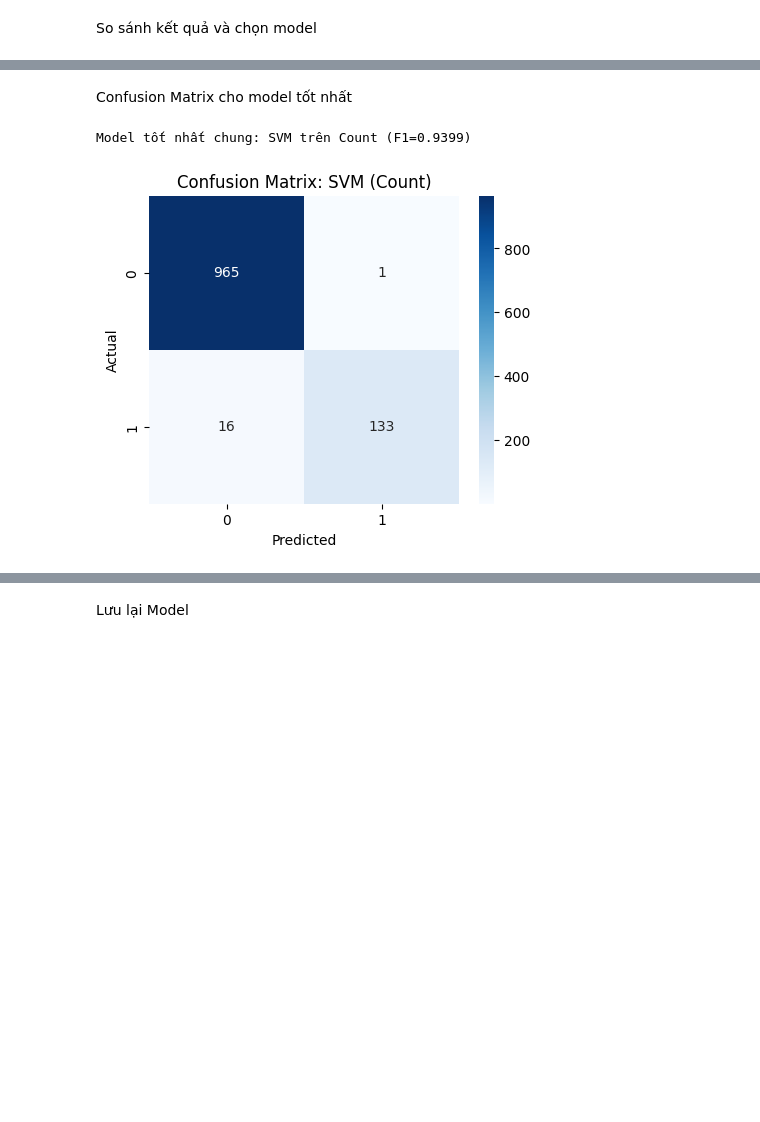
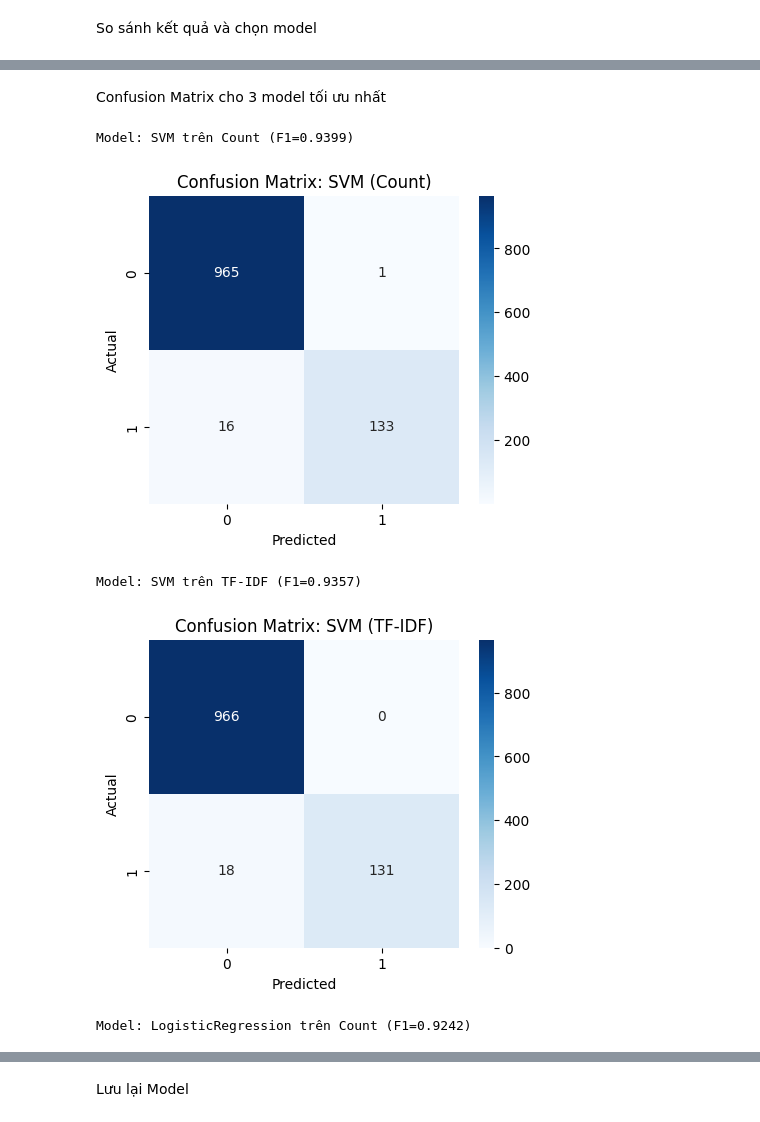
Before and after one commit to Cham0703/DU_AN_SPAM, a Jupyter notebook: main_email_detechtion.ipynb, the cells around one changed output, grey strips where cells are left out. Drawn from its saved outputs; the diff is of its cells as text; code cells hidden in the pictures; blank space fills up the shorter version.

```diff
--- a/main_email_detechtion.ipynb
+++ b/main_email_detechtion.ipynb
@@ -315,30 +315,47 @@ Top 5 mô hình trên TF-IDF theo F1-score:
 # %% [markdown]
-Confusion Matrix cho model tốt nhất
+Confusion Matrix cho 3 model tối ưu nhất
 # %%
-#lấy dữ liệu từ Count và TF-IDF
-best_row_all=df_results.sort_values('F1-score', ascending=False).iloc[0]
-feat = best_row_all['Feature']
-model_name=best_row_all['Model']
-print(f"Model tốt nhất chung: {model_name} trên {feat} (F1={best_row_all['F1-score']:.4f})")
+import matplotlib.pyplot as plt
+import seaborn as sns
+from sklearn.metrics import confusion_matrix
 
-best_model=models[model_name]
+# Lấy 3 mô hình tốt nhất dựa trên F1-score
+top_3_rows = df_results.sort_values('F1-score', ascending=False).iloc[:3]
 
-#lấy tập train/test
-if feat=='TF-IDF':
-    X_tr, X_te, y_tr, y_te = X_tfidf_train, X_tfidf_test, y_tfidf_train, y_tfidf_test
-else:
-    X_tr, X_te, y_tr, y_te = X_count_train, X_count_test, y_count_train, y_count_test
+# Lặp qua từng mô hình trong 3 mô hình tốt nhất
+for index, row in top_3_rows.iterrows():
+    feat = row['Feature']  # Loại đặc trưng: 'Count' hoặc 'TF-IDF'
+    model_name = row['Model']  # Tên mô hình
+    print(f"Model: {model_name} trên {feat} (F1={row['F1-score']:.4f})")
 
-best_model.fit(X_tr, y_tr)
-y_pred=best_model.predict(X_te)
+    # Lấy mô hình từ dictionary models
+    best_model = models[model_name]
 
-cm=confusion_matrix(y_te, y_pred)
-plt.figure(figsize=(5,4))
-sns.heatmap(cm, annot=True, fmt='d', cmap='Blues')
-plt.xlabel('Predicted')
-plt.ylabel('Actual')
-plt.title(f'Confusion Matrix: {model_name} ({feat})')
-plt.show()
+    # Lấy tập train/test tương ứng với loại đặc trưng
+    if feat == 'TF-IDF':
+        X_tr, X_te, y_tr, y_te = X_tfidf_train, X_tfidf_test, y_tfidf_train, y_tfidf_test
+    else:
+        X_tr, X_te, y_tr, y_te = X_count_train, X_count_test, y_count_train, y_count_test
+
+    # Huấn luyện mô hình trên tập huấn luyện
+    best_model.fit(X_tr, y_tr)
+
+    # Dự đoán trên tập kiểm tra
+    y_pred = best_model.predict(X_te)
+
+    # Tính ma trận nhầm lẫn
+    cm = confusion_matrix(y_te, y_pred)
+
+    # Vẽ ma trận nhầm lẫn
+    plt.figure(figsize=(5,4))
+    sns.heatmap(cm, annot=True, fmt='d', cmap='Blues')
+    plt.xlabel('Predicted')
+    plt.ylabel('Actual')
+    plt.title(f'Confusion Matrix: {model_name} ({feat})')
+    plt.show()
 # %% [output]
-Model tốt nhất chung: SVM trên Count (F1=0.9399)
+Model: SVM trên Count (F1=0.9399)
 [figure]
+Model: SVM trên TF-IDF (F1=0.9357)
+[figure, added]
+Model: LogisticRegression trên Count (F1=0.9242)
```
Also changed, not shown: parts of 4 cells of this notebook.
